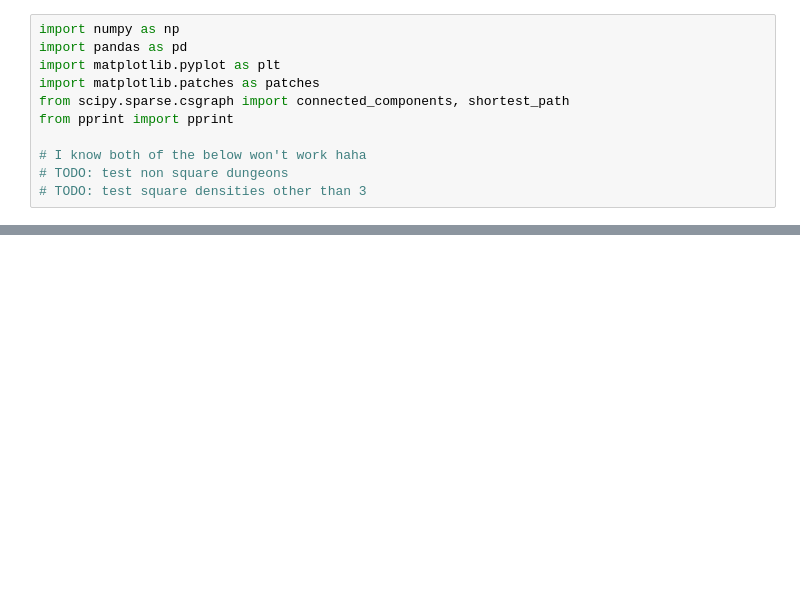
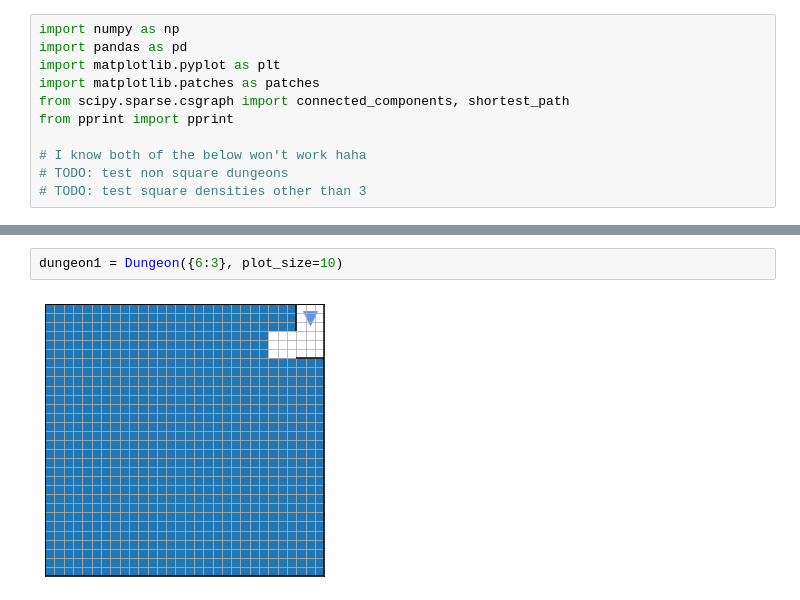
Before and after one commit to roselightheart/dungeon_generator, a Jupyter notebook: dungeon_generator_object.ipynb, the cells around one changed output, grey strips where cells are left out. Drawn from its saved outputs; the diff is of its cells as text; blank space fills up the shorter version.

```diff
--- a/dungeon_generator_object.ipynb
+++ b/dungeon_generator_object.ipynb
@@ -622,0 +637,4 @@ Input your direction (wasd) or type 'encounter': d
+# %%
+dungeon1 = Dungeon({6:3}, plot_size=10)
+# %% [output]
+[figure, added]
```
Also changed, not shown: parts of 6 cells of this notebook.
